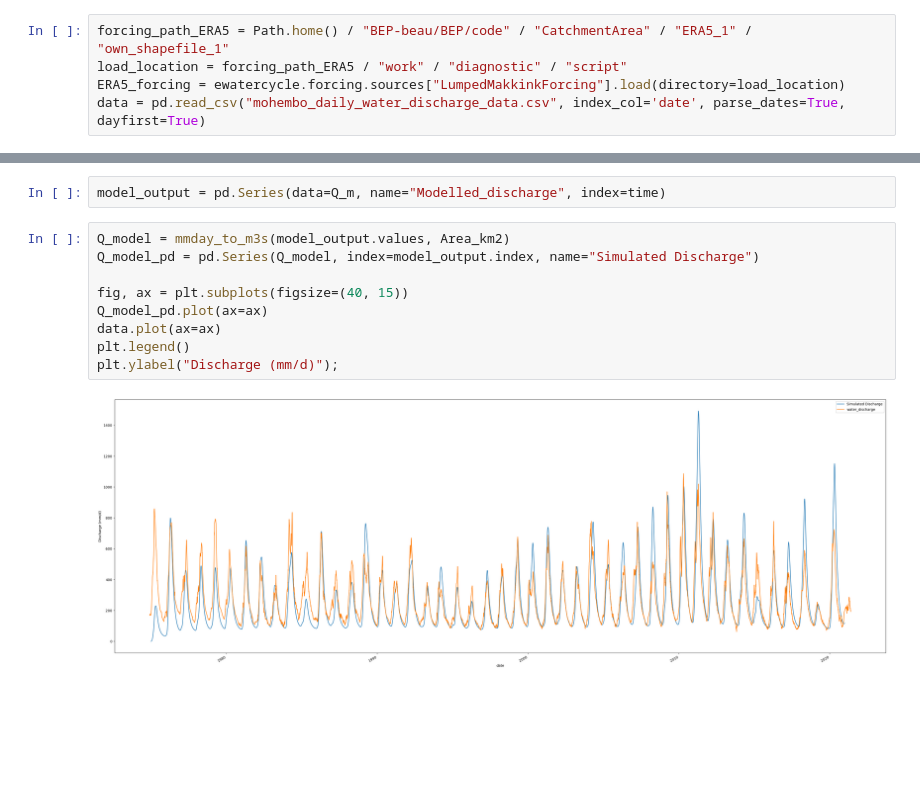
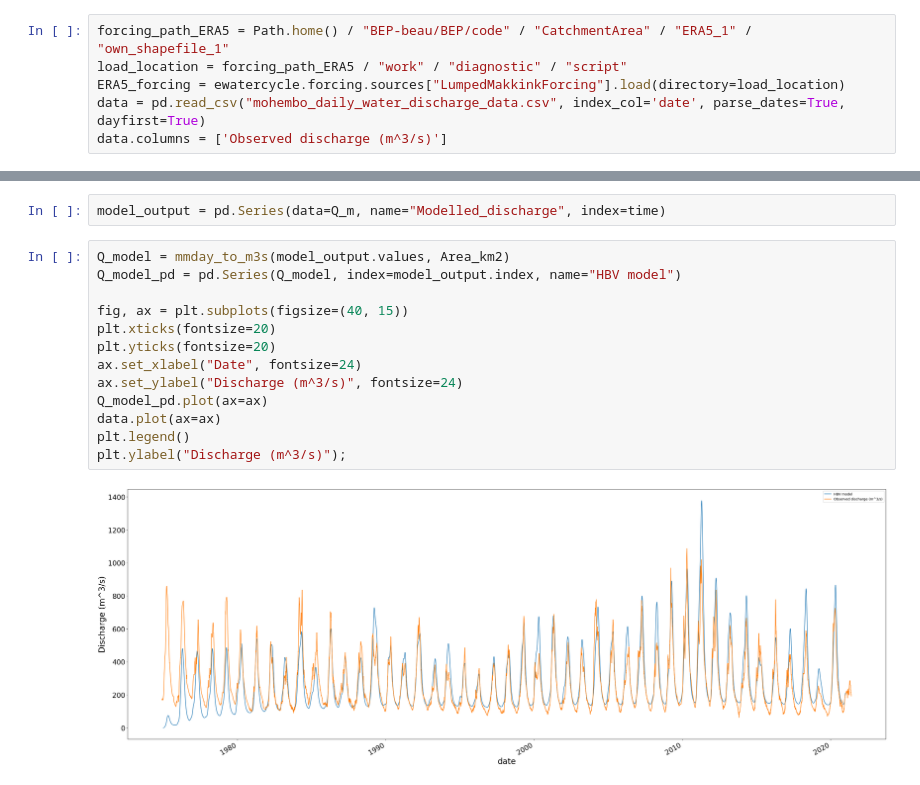
Before and after one commit to eWaterCycle/projects, a Jupyter notebook: BEP/code/HBV/HBV.ipynb, the cells around one changed output, grey strips where cells are left out. Saved outputs shown, nothing was run; the diff lists cells and outputs as text; blank space fills up the shorter version.

```diff
--- a/BEP/code/HBV/HBV.ipynb
+++ b/BEP/code/HBV/HBV.ipynb
@@ -18,6 +18,7 @@ forcing_path_ERA5 = Path.home() / "BEP-beau/BEP/code" / "CatchmentArea" / "ERA5_
 load_location = forcing_path_ERA5 / "work" / "diagnostic" / "script"
 ERA5_forcing = ewatercycle.forcing.sources["LumpedMakkinkForcing"].load(directory=load_location)
 data = pd.read_csv("mohembo_daily_water_discharge_data.csv", index_col='date', parse_dates=True, dayfirst=True)
+data.columns = ['Observed discharge (m^3/s)']
 # %%
 Area_km2 = 173696.852
 
@@ -90,12 +91,16 @@ model.finalize()
 model_output = pd.Series(data=Q_m, name="Modelled_discharge", index=time)
 # %%
 Q_model = mmday_to_m3s(model_output.values, Area_km2)
-Q_model_pd = pd.Series(Q_model, index=model_output.index, name="Simulated Discharge")
+Q_model_pd = pd.Series(Q_model, index=model_output.index, name="HBV model")
 
 fig, ax = plt.subplots(figsize=(40, 15))
+plt.xticks(fontsize=20)
+plt.yticks(fontsize=20)
+ax.set_xlabel("Date", fontsize=24)
+ax.set_ylabel("Discharge (m^3/s)", fontsize=24)
 Q_model_pd.plot(ax=ax)
 data.plot(ax=ax)
 plt.legend()
-plt.ylabel("Discharge (mm/d)");
+plt.ylabel("Discharge (m^3/s)");
 # %% [output]
-[figure, old version]
+[figure, new version]
```
Also changed, not shown: parts of 1 cell of this notebook, 1 other file.
